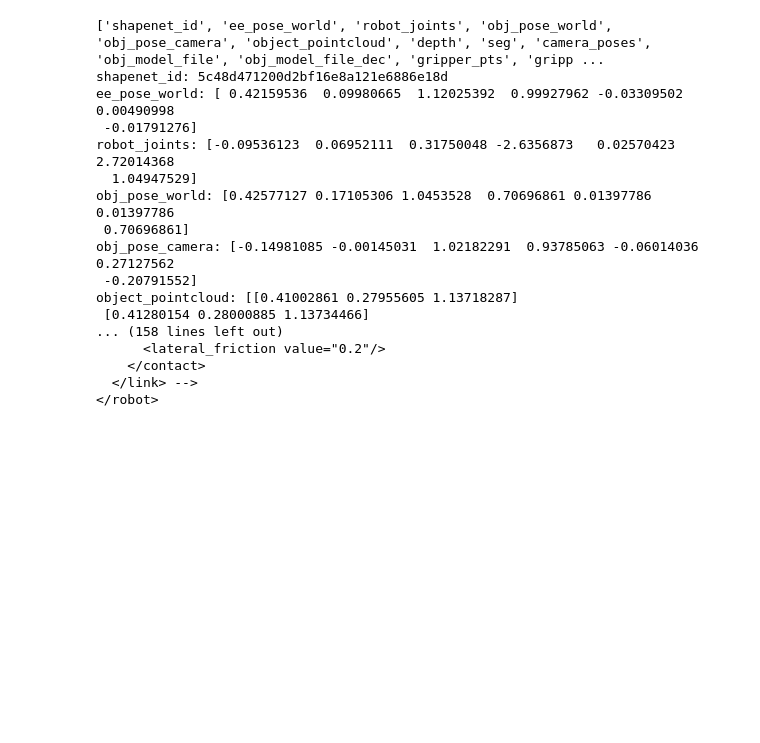
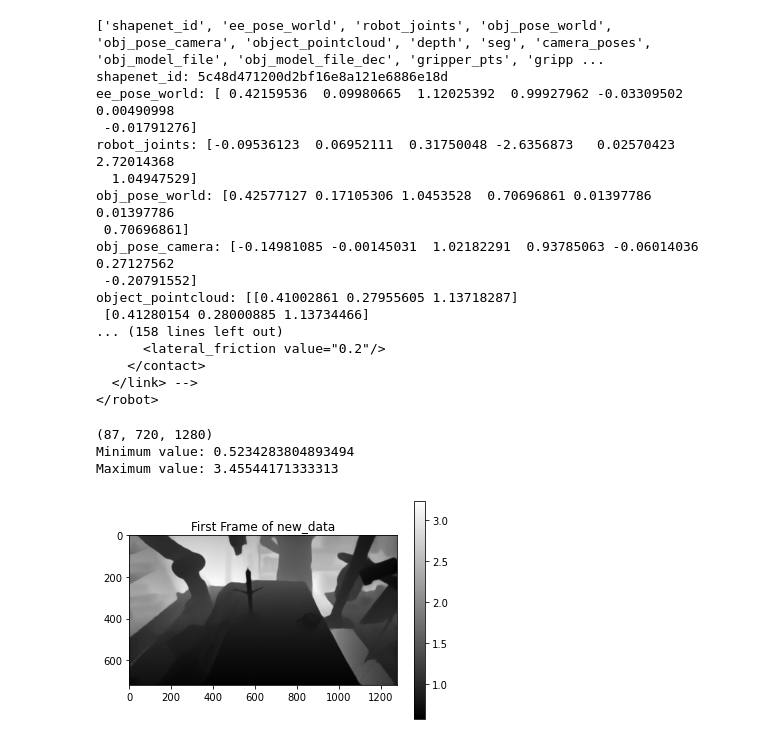
Before and after one commit to jacintosuner/robot-grasp, a Jupyter notebook: notebooks/reading_npz.ipynb, the cells around one changed output. Saved outputs shown, nothing was run; the diff lists cells and outputs as text; code cells hidden in the pictures; blank space fills up the shorter version.

```diff
--- a/notebooks/reading_npz.ipynb
+++ b/notebooks/reading_npz.ipynb
@@ -25,3 +25,27 @@ object_pointcloud: [[0.41002861 0.27955605 1.13718287]
     </contact>
   </link> -->
 </robot>
+# %%
+import numpy as np
+new_file_path = "/home/jacinto/robot-grasp/third_party/video_to_taxposed/DELTA_densetrack3d/demo_data/demo_4/depth_pred.npy"
+new_data = np.load(new_file_path, allow_pickle=True)
+
+print(new_data.shape)
+print(f"Minimum value: {new_data.min()}")
+print(f"Maximum value: {new_data.max()}")
+# %% [output]
+(87, 720, 1280)
+Minimum value: 0.5234283804893494
+Maximum value: 3.45544171333313
+# %%
+import matplotlib.pyplot as plt
+
+# Visualize the first frame of new_data
+first_frame = new_data[0]
+
+plt.imshow(first_frame, cmap='gray')
+plt.title('First Frame of new_data')
+plt.colorbar()
+plt.show()
+# %% [output]
+[figure, added]
```
Also changed, not shown: 6 other files.
